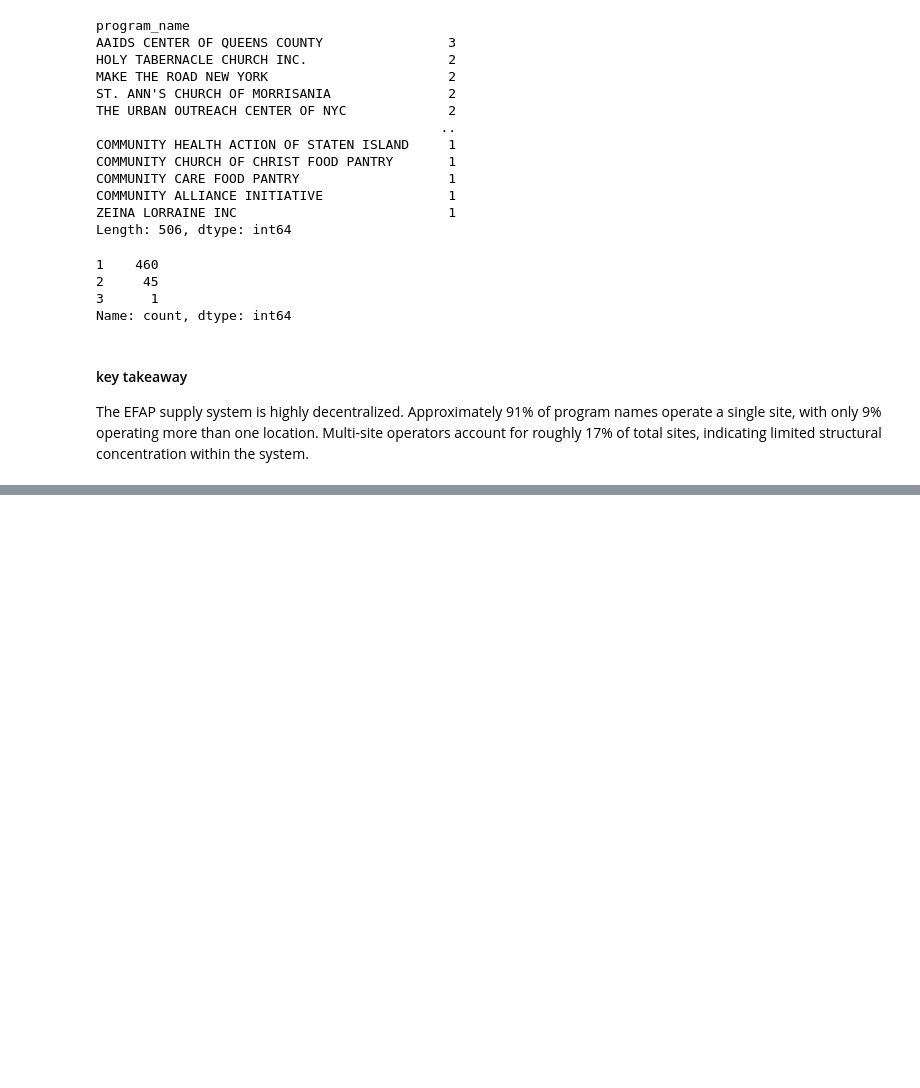
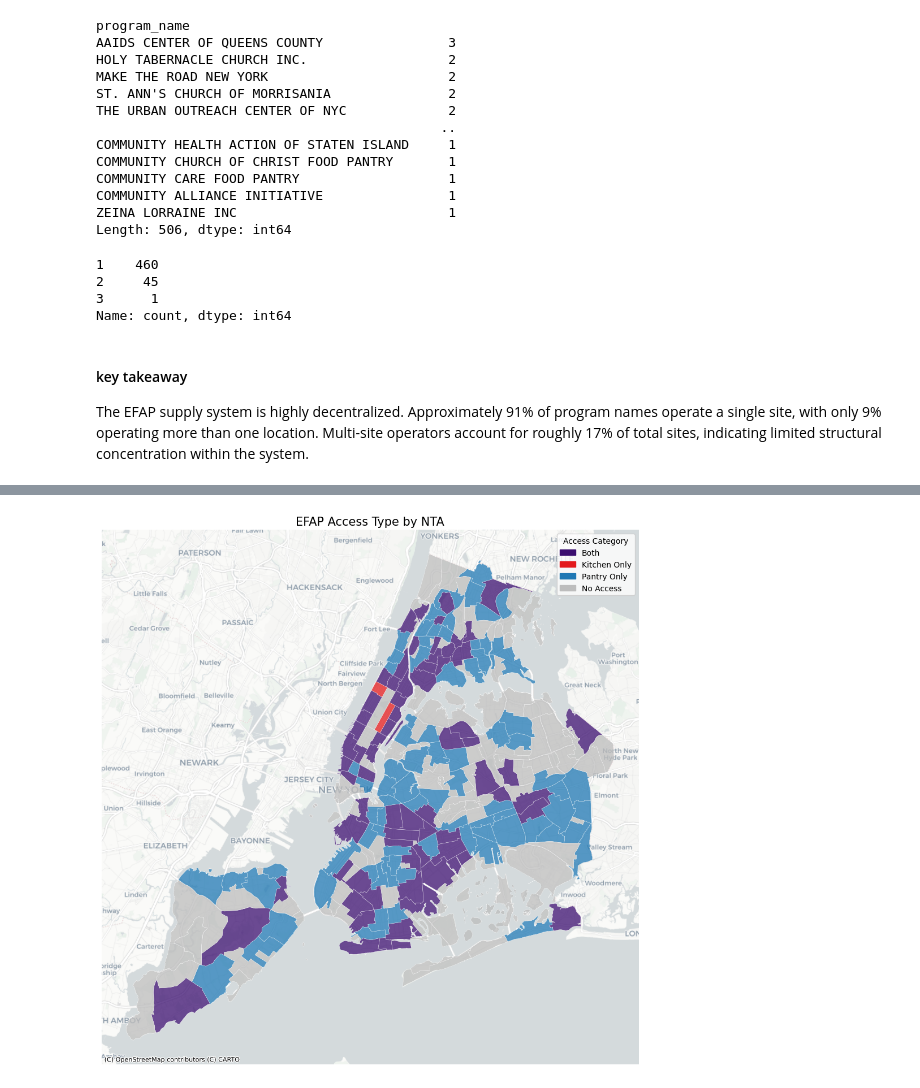
Before and after one commit to Angelk119/CID_Food_Access, a Jupyter notebook: python/notebooks/eda/efap_eda_ayema.ipynb, the cells around one changed output, grey strips where cells are left out. Drawn from its saved outputs; the diff is of its cells as text; code cells hidden in the pictures; blank space fills up the shorter version.

```diff
--- a/python/notebooks/eda/efap_eda_ayema.ipynb
+++ b/python/notebooks/eda/efap_eda_ayema.ipynb
@@ -191,0 +333,3 @@ The EFAP supply system is highly decentralized. Approximately 91% of program nam
+# %%
+# Merge total_sites into access_summary so So each NTA has: total_sites, has_kitchen_access (count), has_pantry_access (count)
+access_summary = access_summary.merge(total_sites, on="nta_id", how="left")
@@ -191,0 +365,58 @@ The EFAP supply system is highly decentralized. Approximately 91% of program nam
+# %%
+gdf = gdf.merge(access_summary, on="nta_id", how="left")
+# %%
+gdf[["has_pantry_access", "has_kitchen_access"]] = \
+gdf[["has_pantry_access", "has_kitchen_access"]].fillna(0)
+# %%
+def access_category(row):
+    if row["has_pantry_access"] > 0 and row["has_kitchen_access"] > 0:
+        return "Both"
+    elif row["has_pantry_access"] > 0:
+        return "Pantry Only"
+    elif row["has_kitchen_access"] > 0:
+        return "Kitchen Only"
+    else:
+        return "No Access"
+
+gdf["access_category"] = gdf.apply(access_category, axis=1)
+# %%
+import matplotlib.pyplot as plt
+import contextily as cx
+import matplotlib.patches as mpatches
+
+gdf_web = gdf.to_crs(epsg=3857)
+
+color_dict = {
+    "Both": "#3B0F70",
+    "Kitchen Only": "#E31A1C",
+    "Pantry Only": "#1F78B4",
+    "No Access": "#BDBDBD"
+}
+
+fig, ax = plt.subplots(figsize=(10, 10))
+
+for category, color in color_dict.items():
+    gdf_web[gdf_web["access_category"] == category].plot(
+        ax=ax,
+        color=color,
+        alpha=0.75,
+        edgecolor="white",
+        linewidth=0.3
+    )
+
+cx.add_basemap(ax, source=cx.providers.CartoDB.Positron)
+
+ax.set_axis_off()
+ax.set_title("EFAP Access Type by NTA", fontsize=15)
+
+# ✅ Custom legend that works with GeoPandas
+legend_handles = [
+    mpatches.Patch(color=color, label=category)
+    for category, color in color_dict.items()
+]
+ax.legend(handles=legend_handles, title="Access Category", loc="upper right")
+
+plt.tight_layout()
+plt.show()
+# %% [output]
+[figure, added]
```
Also changed, not shown: parts of 22 cells of this notebook.
